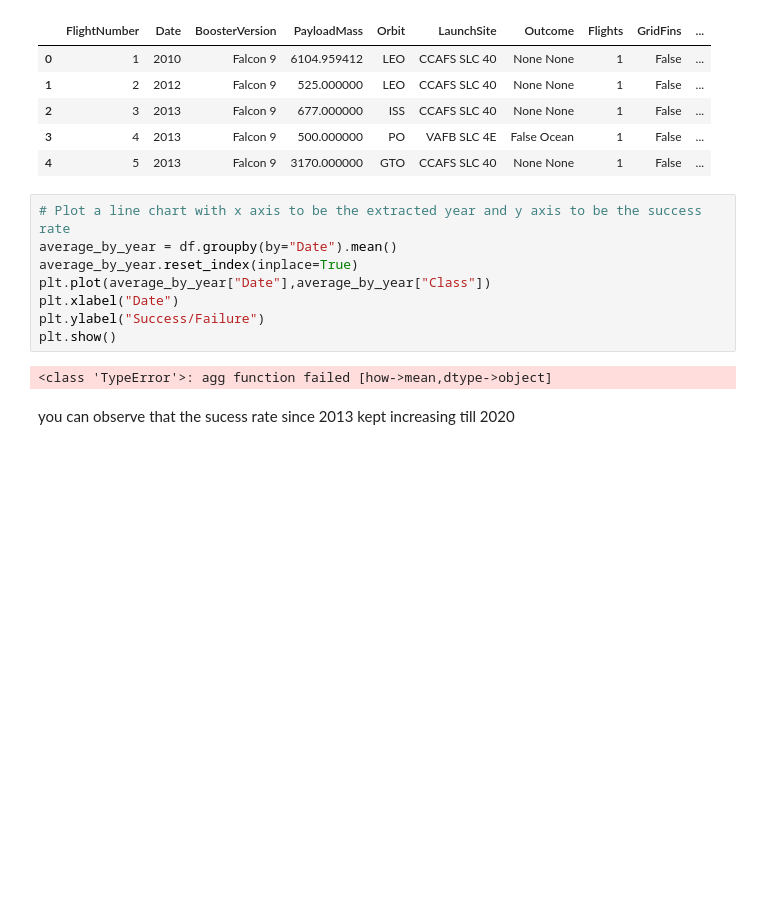
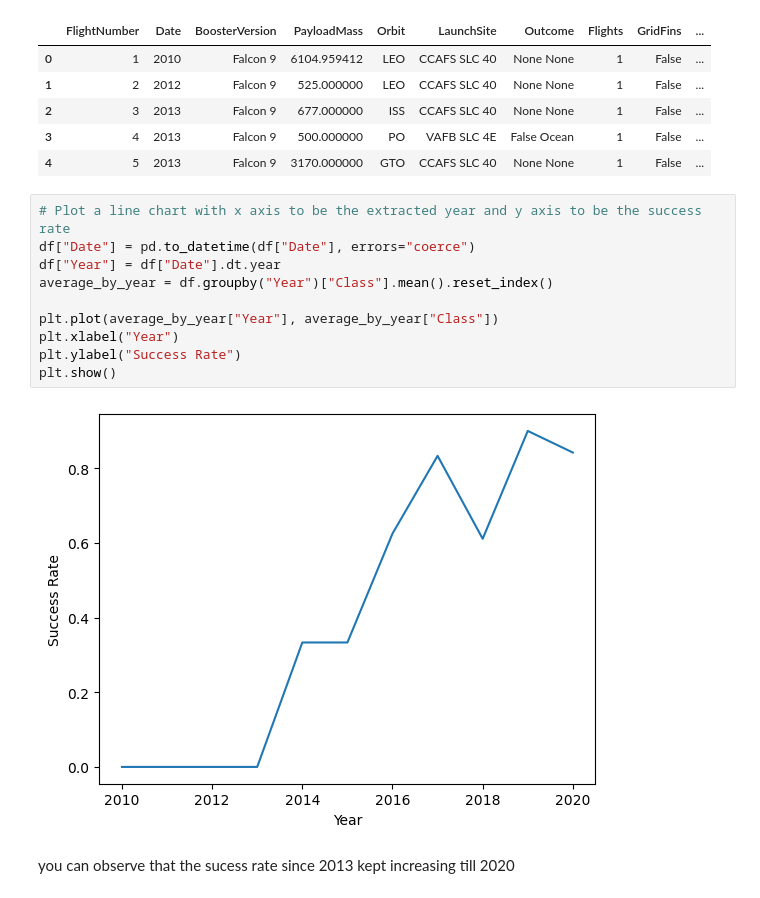
Before and after one commit to salad608/ds-capstone, a Jupyter notebook: edadataviz.ipynb, the cells around one changed output. Drawn from its saved outputs; the diff is of its cells as text; blank space fills up the shorter version.

Commit message:
fixed eda data visualization task 6 (forgot to group by year)

```diff
--- a/edadataviz.ipynb
+++ b/edadataviz.ipynb
@@ -188,14 +188,16 @@ df.head()
 | 4 | 5 | 2013 | Falcon 9 | 3170.000000 | GTO | CCAFS SLC 40 | None None | 1 | False | ... |
 # %%
 # Plot a line chart with x axis to be the extracted year and y axis to be the success rate
-average_by_year = df.groupby(by="Date").mean()
-average_by_year.reset_index(inplace=True)
-plt.plot(average_by_year["Date"],average_by_year["Class"])
-plt.xlabel("Date")
-plt.ylabel("Success/Failure")
+df["Date"] = pd.to_datetime(df["Date"], errors="coerce")
+df["Year"] = df["Date"].dt.year
+average_by_year = df.groupby("Year")["Class"].mean().reset_index()
+
+plt.plot(average_by_year["Year"], average_by_year["Class"])
+plt.xlabel("Year")
+plt.ylabel("Success Rate")
 plt.show()
 # %% [output]
-<class 'TypeError'>: agg function failed [how->mean,dtype->object]
+[figure, added]
 # %% [markdown]
 you can observe that the sucess rate since 2013 kept increasing till 2020
 # %% [markdown]
```
Also changed, not shown: parts of 4 cells of this notebook.
